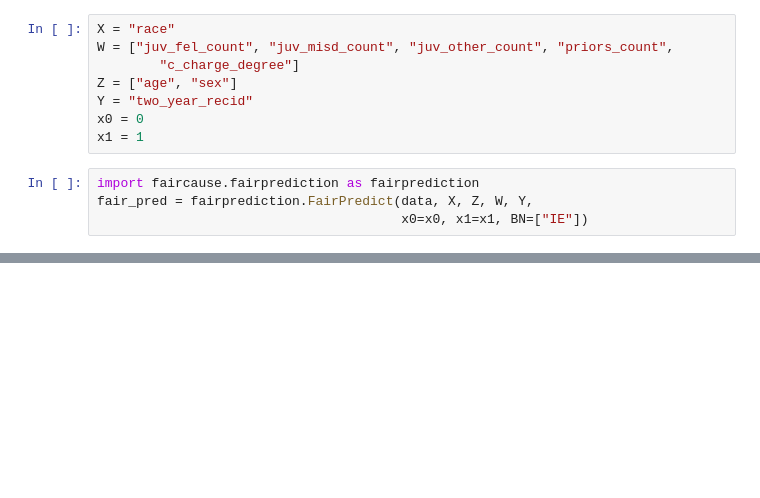
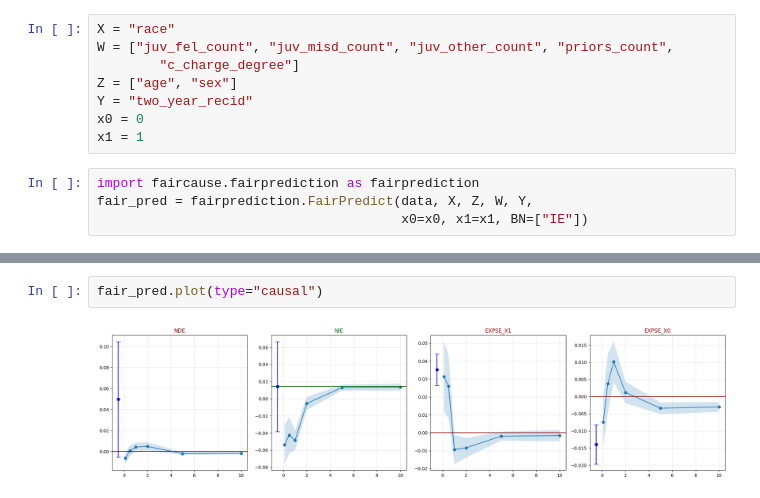
Before and after one commit to alanmrsa/CFA-Python, a Jupyter notebook: examples/vignette_five.ipynb, the cells around one changed output, grey strips where cells are left out. Saved outputs shown, nothing was run; the diff lists cells and outputs as text; blank space fills up the shorter version.

```diff
--- a/examples/vignette_five.ipynb
+++ b/examples/vignette_five.ipynb
@@ -81,0 +214,4 @@ fair_pred.train()
+# %%
+fair_pred.plot(type="causal")
+# %% [output]
+[figure, added]
```
Also changed, not shown: parts of 3 cells of this notebook, 12 other files.
